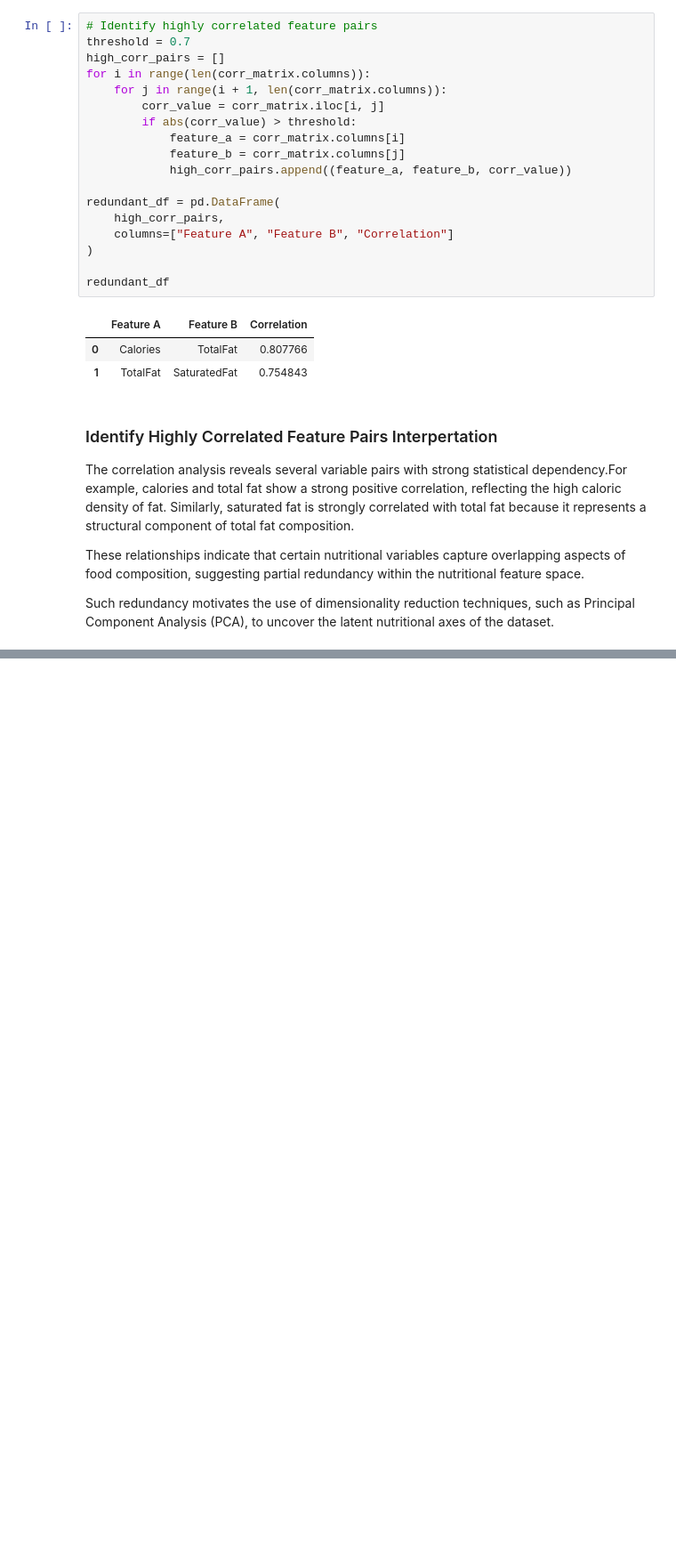
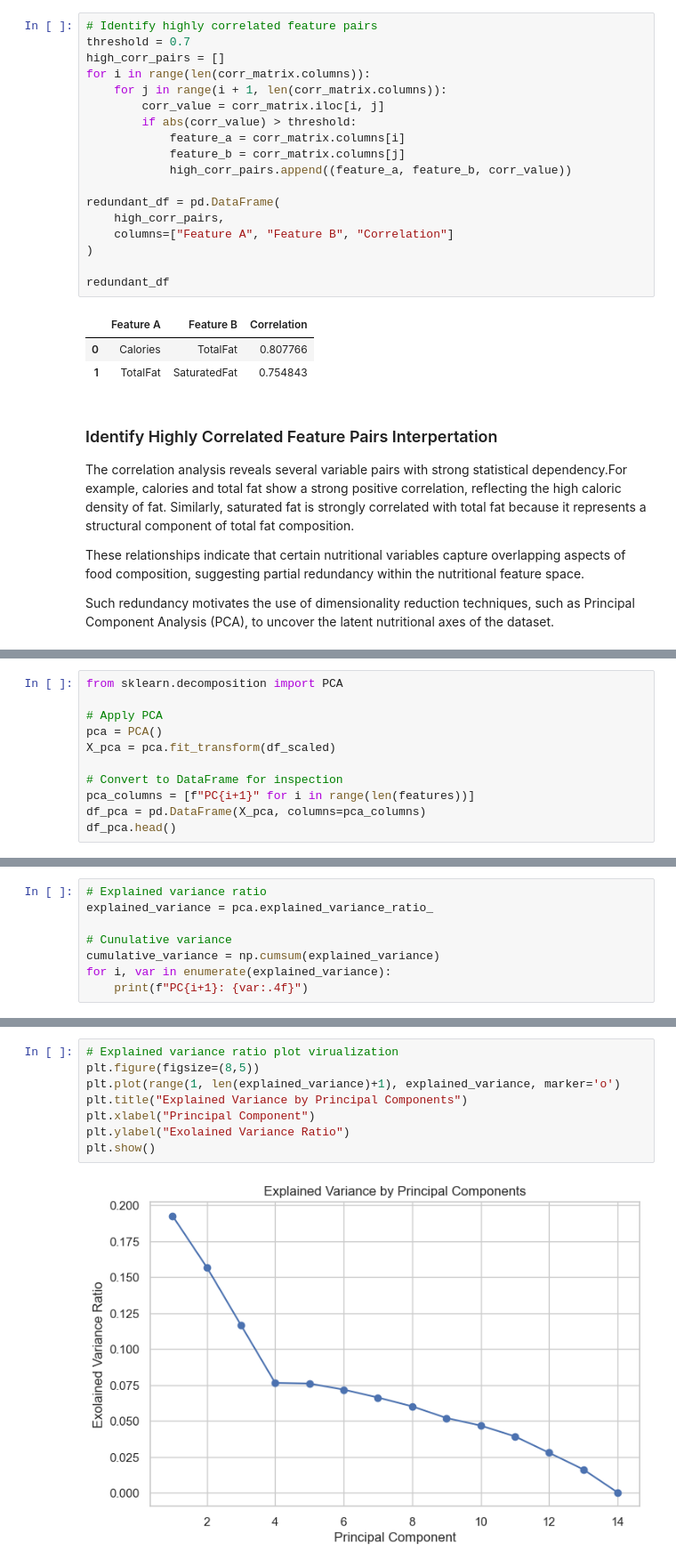
Before and after one commit to lasombra7/macro-density-analysis, a Jupyter notebook: notebooks/macro-density-analysis.ipynb, the cells around one changed output, grey strips where cells are left out. Shown at 89% size. Drawn from its saved outputs; the diff is of its cells as text; blank space fills up the shorter version.

```diff
--- a/notebooks/macro-density-analysis.ipynb
+++ b/notebooks/macro-density-analysis.ipynb
@@ -660,0 +674,11 @@ Such redundancy motivates the use of dimensionality reduction techniques, such a
+# %%
+from sklearn.decomposition import PCA
+
+# Apply PCA
+pca = PCA()
+X_pca = pca.fit_transform(df_scaled)
+
+# Convert to DataFrame for inspection
+pca_columns = [f"PC{i+1}" for i in range(len(features))]
+df_pca = pd.DataFrame(X_pca, columns=pca_columns)
+df_pca.head()
@@ -660,0 +697,8 @@ Such redundancy motivates the use of dimensionality reduction techniques, such a
+# %%
+# Explained variance ratio
+explained_variance = pca.explained_variance_ratio_
+
+# Cunulative variance
+cumulative_variance = np.cumsum(explained_variance)
+for i, var in enumerate(explained_variance):
+    print(f"PC{i+1}: {var:.4f}")
@@ -660,0 +720,10 @@ Such redundancy motivates the use of dimensionality reduction techniques, such a
+# %%
+# Explained variance ratio plot virualization
+plt.figure(figsize=(8,5))
+plt.plot(range(1, len(explained_variance)+1), explained_variance, marker='o')
+plt.title("Explained Variance by Principal Components")
+plt.xlabel("Principal Component")
+plt.ylabel("Exolained Variance Ratio")
+plt.show()
+# %% [output]
+[figure, added]
```
Also changed, not shown: parts of 11 cells of this notebook.
